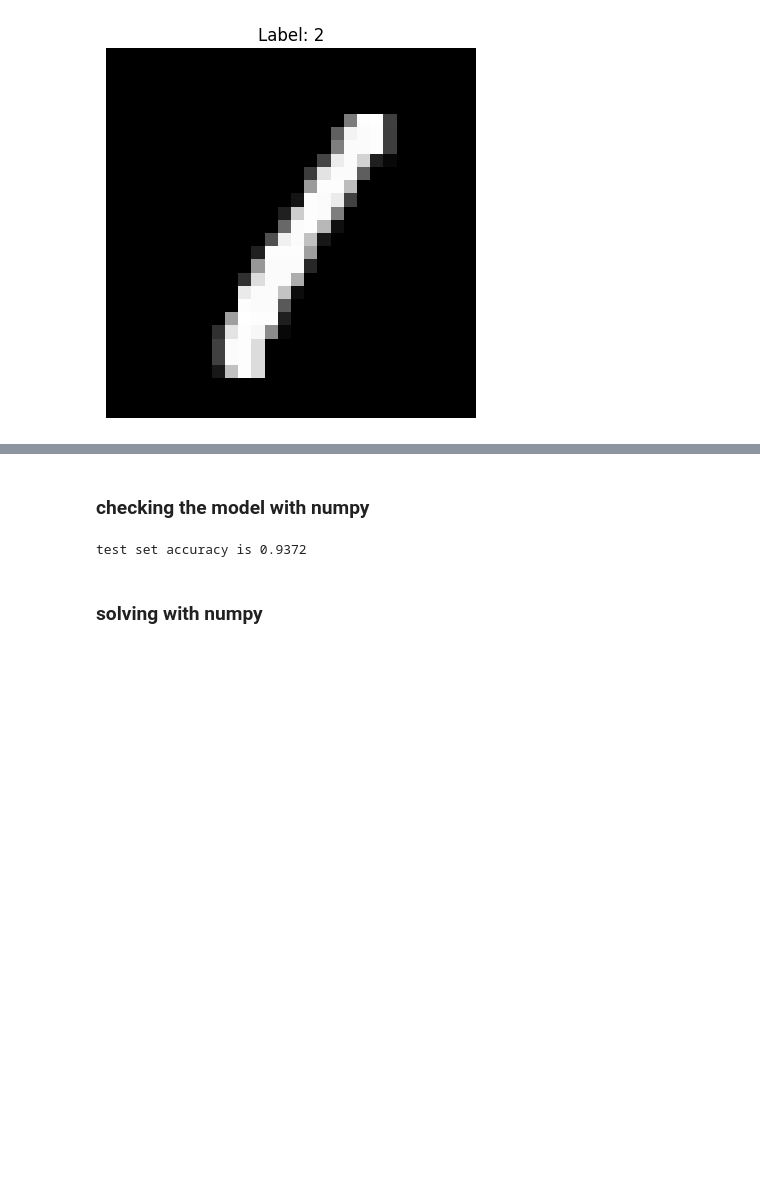
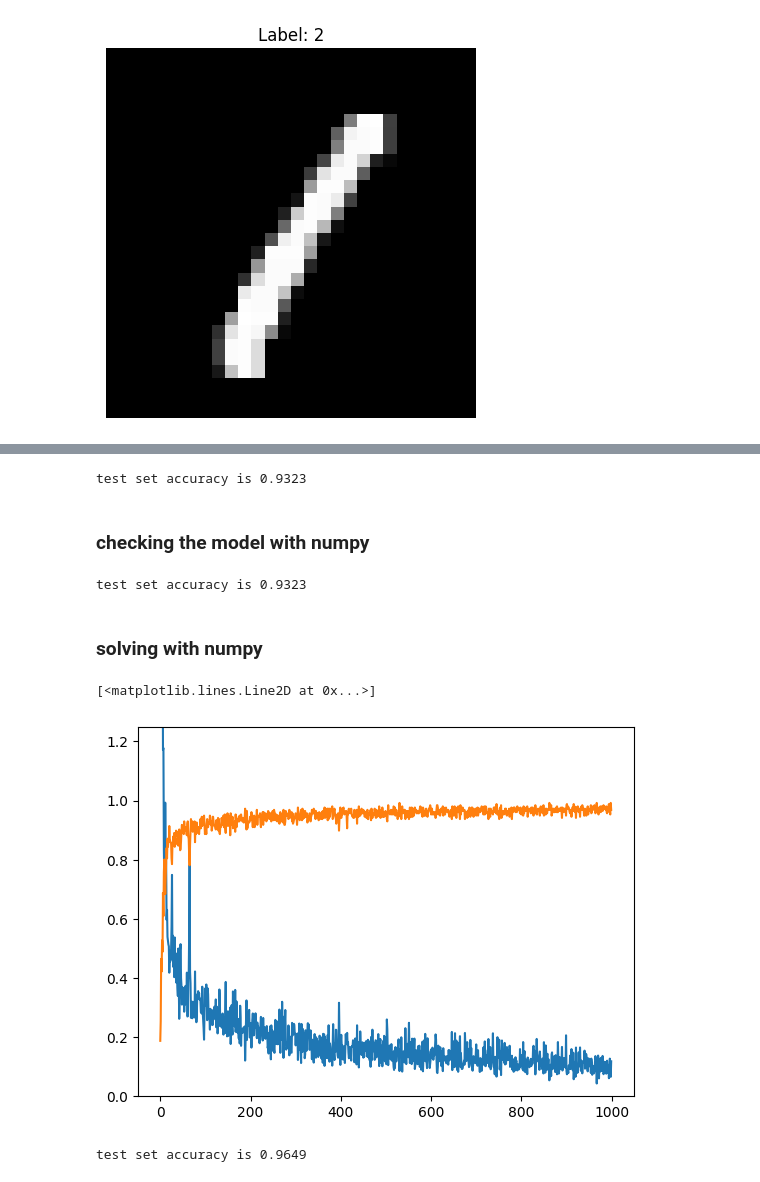
Before and after one commit to ctxnn/ai-notebooks, a Jupyter notebook: mnist_from_scratch.ipynb, the cells around one changed output, grey strips where cells are left out. Cells and saved outputs as stored; diff of their text form; code cells hidden in the pictures; blank space fills up the shorter version.

Commit message:
implemented using pytorch and numpy

```diff
--- a/mnist_from_scratch.ipynb
+++ b/mnist_from_scratch.ipynb
@@ -103,3 +103,10 @@ plot(accuracies_tensor.detach().numpy())
+# %%
+# accuracy of the pytorch model
+Y_test_preds = torch.argmax(model(torch.tensor(X_test.reshape((-1, 28*28))).float()), dim=1).numpy()
+accuracy  = (Y_test == Y_test_preds).mean()
+print(f"test set accuracy is {accuracy}")
+# %% [output]
+test set accuracy is 0.9323
 # %% [markdown]
 ### checking the model with numpy
 # %%
@@ -117,10 +124,13 @@ def forward(x):
     return x
 # %%
 #we will check the sanity of the model with numpy
-pred = forward(X_test).argmax(axis=1)
-accuracy = (pred == Y_test).mean()
-print(f"test set accuracy is {accuracy}")
+def np_eval():
+    pred = forward(X_test).argmax(axis=1)
+    accuracy1 = (pred == Y_test).mean()
+    print(f"test set accuracy is {accuracy1}")
+
+np_eval()
 # %% [output]
-test set accuracy is 0.9372
+test set accuracy is 0.9323
 # %% [markdown]
 ### solving with numpy
@@ -126,0 +172,47 @@ test set accuracy is 0.9372
+# %%
+# numpy training
+def layer_init(m, h):
+  # gaussian is strong
+  #ret = np.random.randn(m,h)/np.sqrt(m*h)
+  # uniform is stronger
+  ret = np.random.uniform(-1., 1., size=(m,h))/np.sqrt(m*h)
+  return ret.astype(np.float32)
+
+
+np.random.seed(1337)
+w1 = layer_init(784, 128)
+w2 = layer_init(128, 10)
+
+lr = 0.001
+BS = 256
+losses, accuracies = [], []
+for i in (t := trange(1000)):
+  samp = np.random.randint(0, X_train.shape[0], size=(BS))
+  X = X_train[samp].reshape((-1, 28*28))
+  Y = Y_train[samp]
+  x_loss, x3, d_w1, d_w2 = forward_and_backward(X, Y)
+
+  cat = np.argmax(x3, axis=1)
+  accuracy = (cat == Y).mean()
+
+  # implementing simple gradient descent or updating the parameters
+  w1 = w1 - lr*d_w1
+  w2 = w2 - lr*d_w2
+
+  loss = x_loss.mean()
+  losses.append(loss)
+  accuracies.append(accuracy)
+  t.set_description("loss %.2f accuracy %.2f" % (loss, accuracy))
+
+plt.ylim(0, 1.25)
+plot(losses)
+plot(accuracies)
+# %% [output]
+[<matplotlib.lines.Line2D at 0x...>]
+[figure, added]
+# %%
+# calculating the accuracy
+#we got better accuracy than pytorch
+np_eval()
+# %% [output]
+test set accuracy is 0.9649
```
Also changed, not shown: parts of 2 cells of this notebook.
